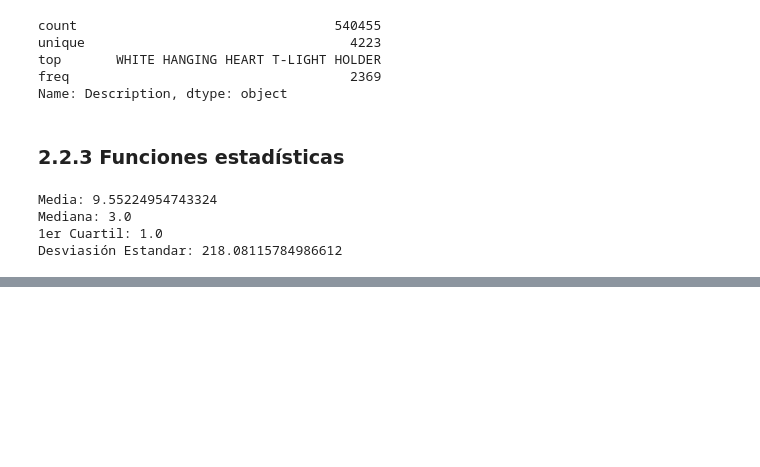
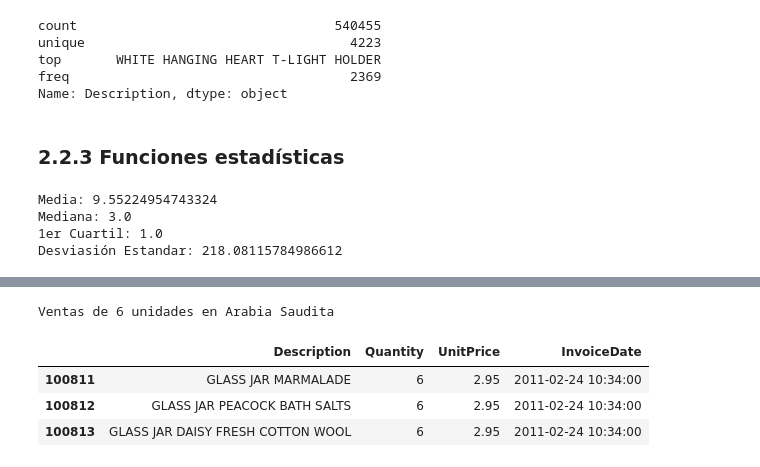
Before and after one commit to pahoalapizco/python_for_data_science, a Jupyter notebook: notebooks/2.0-numpy_pandas_da-pandas.ipynb, the cells around one changed output, grey strips where cells are left out. Cells and saved outputs as stored; diff of their text form; code cells hidden in the pictures; blank space fills up the shorter version.

```diff
--- a/notebooks/2.0-numpy_pandas_da-pandas.ipynb
+++ b/notebooks/2.0-numpy_pandas_da-pandas.ipynb
@@ -157,0 +282,15 @@ Desviasión Estandar: 218.08115784986612
+# %%
+print("Ventas de 6 unidades en Arabia Saudita")
+advance_selection = (
+  retail_df.loc[
+    (retail_df["Country"] == "Saudi Arabia")& (retail_df["Quantity"] == 6),
+    ["Description", "Quantity", "UnitPrice", "InvoiceDate"]
+  ]
+)
+display(advance_selection)
+# %% [output]
+Ventas de 6 unidades en Arabia Saudita
+|  | Description | Quantity | UnitPrice | InvoiceDate |
+| 100811 | GLASS JAR MARMALADE | 6 | 2.95 | 2011-02-24 10:34:00 |
+| 100812 | GLASS JAR PEACOCK BATH SALTS | 6 | 2.95 | 2011-02-24 10:34:00 |
+| 100813 | GLASS JAR DAISY FRESH COTTON WOOL | 6 | 2.95 | 2011-02-24 10:34:00 |
```
Also changed, not shown: parts of 11 cells of this notebook.
